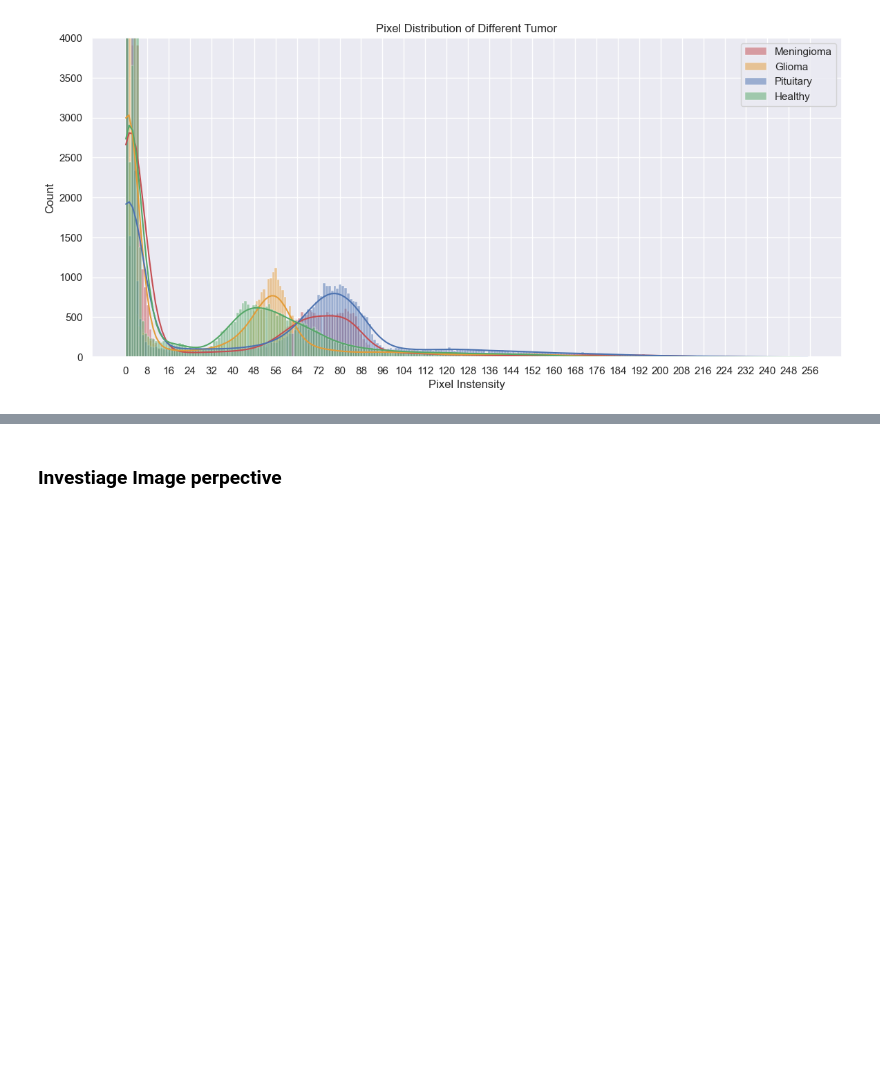
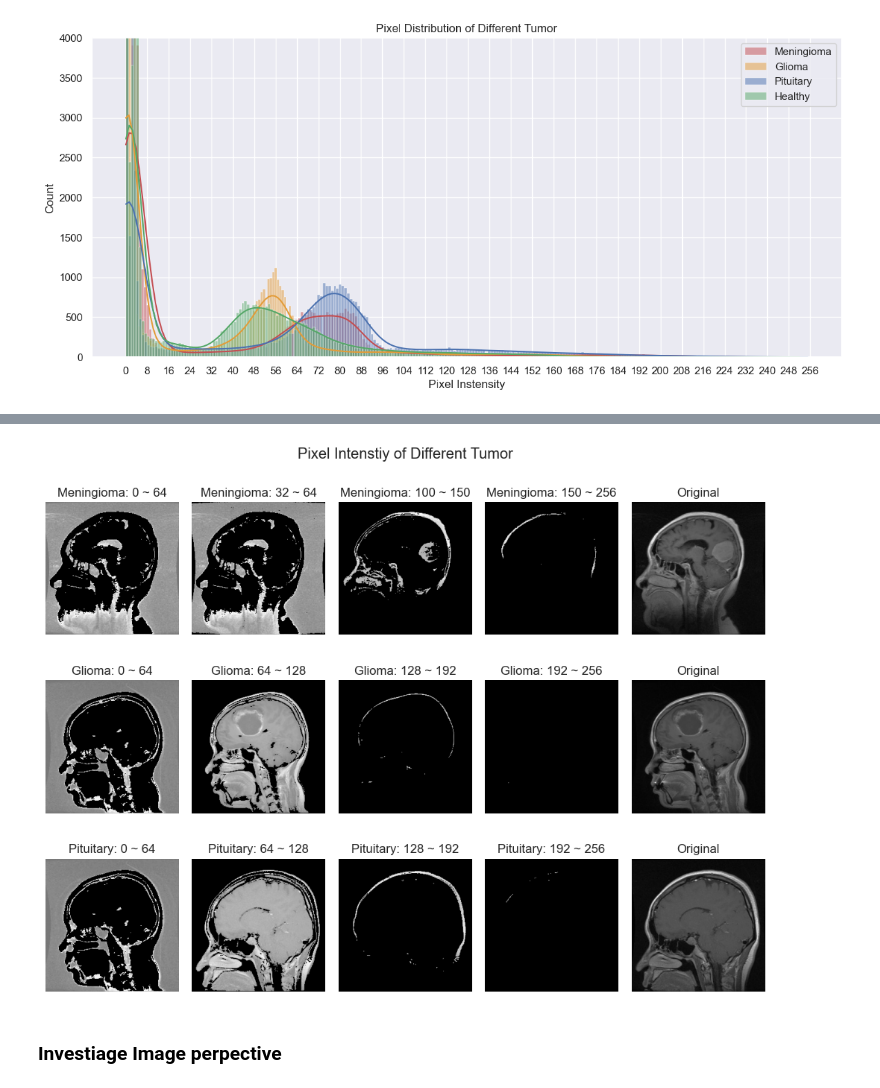
Before and after one commit to LV6LASERLOTUS/DAT490, a Jupyter notebook: eda.ipynb, the cells around one changed output, grey strips where cells are left out. Cells and saved outputs as stored; diff of their text form; code cells hidden in the pictures; blank space fills up the shorter version.

```diff
--- a/eda.ipynb
+++ b/eda.ipynb
@@ -253,3 +340,70 @@ fig.tight_layout()
+# %%
+sns.set_theme(style='white')
+meningioma_img = cv2.imread('clean_datasets/meningioma/423.jpg',cv2.IMREAD_GRAYSCALE)
+glioma_img = cv2.imread('clean_datasets/glioma/234.jpg',cv2.IMREAD_GRAYSCALE)
+pituitary_img = cv2.imread('clean_datasets/pituitary/1823.jpg',cv2.IMREAD_GRAYSCALE)
+
+fig, axes = plt.subplots(3,5,figsize=(10,8))
+
+axes[0][0].imshow(filter_intensity(meningioma_img,0,64),'gray')
+axes[0][1].imshow(filter_intensity(meningioma_img,32,64),'gray')
+axes[0][2].imshow(filter_intensity(meningioma_img,100,150),'gray')
+axes[0][3].imshow(filter_intensity(meningioma_img,150,256),'gray')
+axes[0][4].imshow(meningioma_img,'gray')
+
+axes[0][0].set_axis_off()
+axes[0][1].set_axis_off()
+axes[0][2].set_axis_off()
+axes[0][3].set_axis_off()
+axes[0][4].set_axis_off()
+
+axes[1][0].imshow(filter_intensity(glioma_img,0,64),'gray')
+axes[1][1].imshow(filter_intensity(glioma_img,64,128),'gray')
+axes[1][2].imshow(filter_intensity(glioma_img,128,192),'gray')
+axes[1][3].imshow(filter_intensity(glioma_img,192,256),'gray')
+axes[1][4].imshow(glioma_img,'gray')
+
+axes[1][0].set_axis_off()
+axes[1][1].set_axis_off()
+axes[1][2].set_axis_off()
+axes[1][3].set_axis_off()
+axes[1][4].set_axis_off()
+
+axes[2][0].imshow(filter_intensity(glioma_img,0,64),'gray')
+axes[2][1].imshow(filter_intensity(pituitary_img,64,128),'gray')
+axes[2][2].imshow(filter_intensity(pituitary_img,128,192),'gray')
+axes[2][3].imshow(filter_intensity(pituitary_img,192,256),'gray')
+axes[2][4].imshow(pituitary_img,'gray')
+
+
+axes[2][0].set_axis_off()
+axes[2][1].set_axis_off()
+axes[2][2].set_axis_off()
+axes[2][3].set_axis_off()
+axes[2][4].set_axis_off()
+
+fig.suptitle('Pixel Intenstiy of Different Tumor')
+axes[0][0].set_title('Meningioma: 0 ~ 64')
+axes[0][1].set_title('Meningioma: 32 ~ 64')
+axes[0][2].set_title('Meningioma: 100 ~ 150')
+axes[0][3].set_title('Meningioma: 150 ~ 256')
+axes[0][4].set_title('Original')
+
+axes[1][0].set_title('Glioma: 0 ~ 64')
+axes[1][1].set_title('Glioma: 64 ~ 128')
+axes[1][2].set_title('Glioma: 128 ~ 192')
+axes[1][3].set_title('Glioma: 192 ~ 256')
+axes[1][4].set_title('Original')
+
+axes[2][0].set_title('Pituitary: 0 ~ 64')
+axes[2][1].set_title('Pituitary: 64 ~ 128')
+axes[2][2].set_title('Pituitary: 128 ~ 192')
+axes[2][3].set_title('Pituitary: 192 ~ 256')
+axes[2][4].set_title('Original')
+
+fig.tight_layout()
+# %% [output]
+[figure, added]
 # %% [markdown]
 ### Investiage Image perpective
 # %%
```
Also changed, not shown: parts of 6 cells of this notebook.
